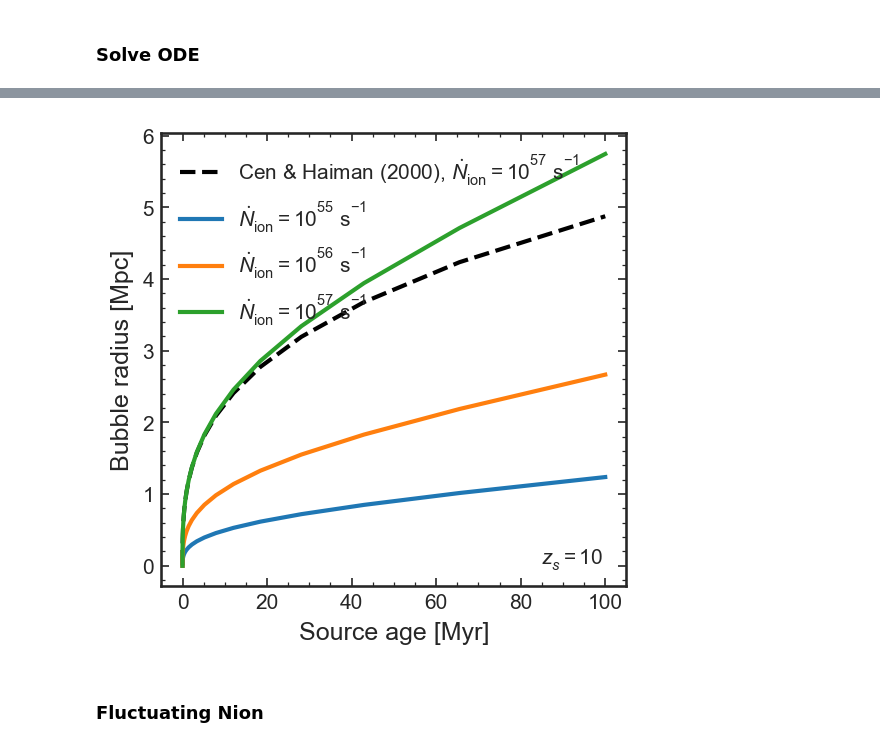
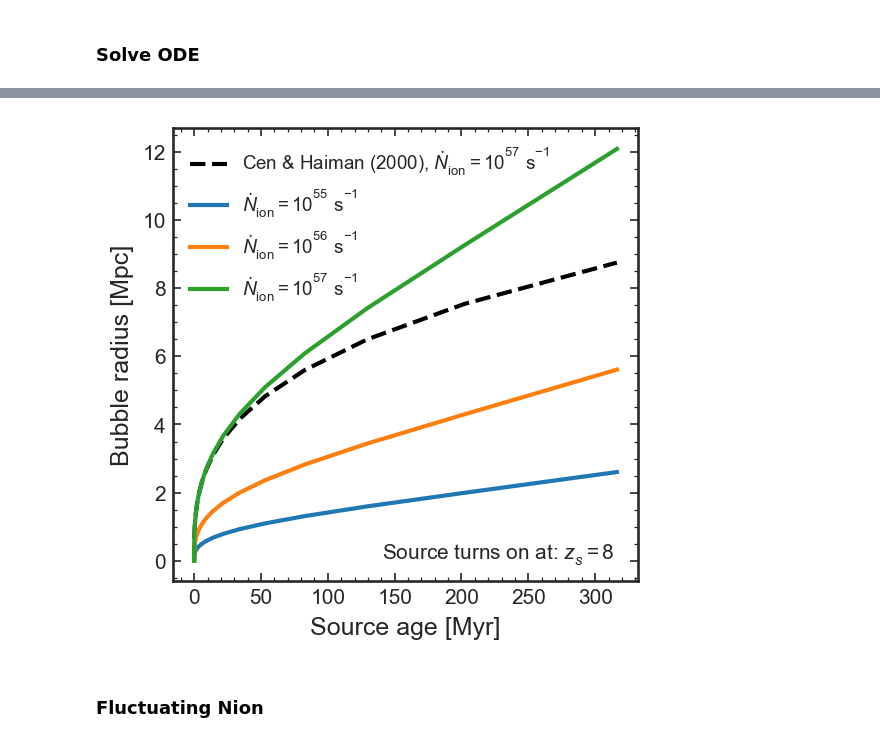
Before and after one commit to charlottenosam/LyaLineshapes, a Jupyter notebook: notebooks/bubble_size_lya_DV.ipynb, the cells around one changed output, grey strips where cells are left out. Cells and saved outputs as stored; diff of their text form; code cells hidden in the pictures.

```diff
--- a/notebooks/bubble_size_lya_DV.ipynb
+++ b/notebooks/bubble_size_lya_DV.ipynb
@@ -345,11 +362,3 @@ plt.legend()
 [figure]
 # %% [markdown]
 ### Solve ODE
-# %%
-t_tab = np.linspace(0, 5e8) * u.yr
-
-z_s0 = 10.
-t_source_on = Planck15.age(z=z_s0)
-print(t_source_on)
-z_tab_sourceage = np.array([z_at_value(Planck15.age, t + t_source_on) for t in t_tab])
-print(z_tab_sourceage)
@@ -388,0 +405,17 @@ def dR3_dt(R3, t, z_s0=10, Ndot_ion=1.e55/u.s):
+# %%
+z_s0     = 10
+# Redshift source turned on
+Ndot_ion = 1e57/u.s
+t_tab    = np.logspace(-1, 8.5)
+# t_tab = np.linspace(0, 3e8)
+args=z_s0, Ndot_ion
+sol = solve_ivp(fun=lambda t, y: dR3_dt(t, y, *args), t_span=[t_tab[0], t_tab[-1]], y0=[0.], t_eval=t_tab,
+                method='RK23', vectorized=True, )
+R_ivp = sol.y.T**(1/3.)
+
+R3 = odeint(dR3_dt, y0=0., t=t_tab, args=(z_s0, Ndot_ion), tfirst=True)
+R_odeint = R3.T[0]**(1/3.)
+
+plt.plot(t_tab/1e6, R_ivp, label='ivp')
+plt.plot(t_tab/1e6, R_odeint, label='odeint')
+plt.legend()
@@ -389,38 +425,34 @@ def dR3_dt(R3, t, z_s0=10, Ndot_ion=1.e55/u.s):
 # %%
 t_tab = np.linspace(0, 3e8)
-t_tab = np.logspace(-1, 8)
+t_tab = np.logspace(-1, 8.5)
 
-z_tab_sourceage = np.array([z_at_value(Planck15.age, time + t_source_on) for time in t_tab*u.yr])
-
-z_s0 = 10 # Redshift source turned on
+z_s0 = 8 # Redshift source turned on
 
 Ndot_ion_tab = np.logspace(55, 57, 3)/u.s
 
 plt.plot(t_tab/1e6, R_bubble_CenHaiman2000(z_s0, Ndot_ion=1.e57/u.s, t_source=t_tab*u.yr),
          ls='dashed', c='k', label='Cen & Haiman (2000), $\dot{N}_\mathrm{ion} = 10^{57}$ s$^{-1}$')
 
 for Ndot_ion in Ndot_ion_tab:
 
-    R3 = odeint(dR3_dt, y0=0., t=t_tab, args=(z_s0, Ndot_ion))
+    R3 = odeint(dR3_dt, y0=0., t=t_tab, args=(z_s0, Ndot_ion), tfirst=True)
 
     R = R3.T[0]**(1/3.)
-
-#     R_S = R_bubble_Stromgren(z_tab_sourceage, Ndot_ion=Ndot_ion).value
 
     plt.plot(t_tab/1e6, R, label='$\dot{N}_\mathrm{ion} = 10^{%.0f}$ s$^{-1}$' % np.log10(Ndot_ion.value))
 
 #     plt.semilogx(t_tab, R/R_S, label='$\dot{N}_\mathrm{ion} = 10^{%.0f}$ s$^{-1}$' % np.log10(Ndot_ion.value))
 
 
-plt.annotate('$z_s = %.0f$' % z_s0, xy=(0.95, 0.05), xycoords='axes fraction', ha='right')
+plt.annotate('Source turns on at: $z_s = %.0f$' % z_s0, xy=(0.95, 0.05), xycoords='axes fraction', ha='right')
 
 plt.xlabel('Source age [Myr]')
 plt.ylabel('Bubble radius [Mpc]')
 
-plt.legend()
+plt.legend(fontsize=9)
 
 plt.savefig('../figs/R_HII_age_compareCH00.pdf', bbox_inches='tight')
 # %% [output]
-[figure, old version]
+[figure, new version]
 # %% [markdown]
 ### Fluctuating Nion
```
Also changed, not shown: parts of 10 cells of this notebook, 3 other files.
